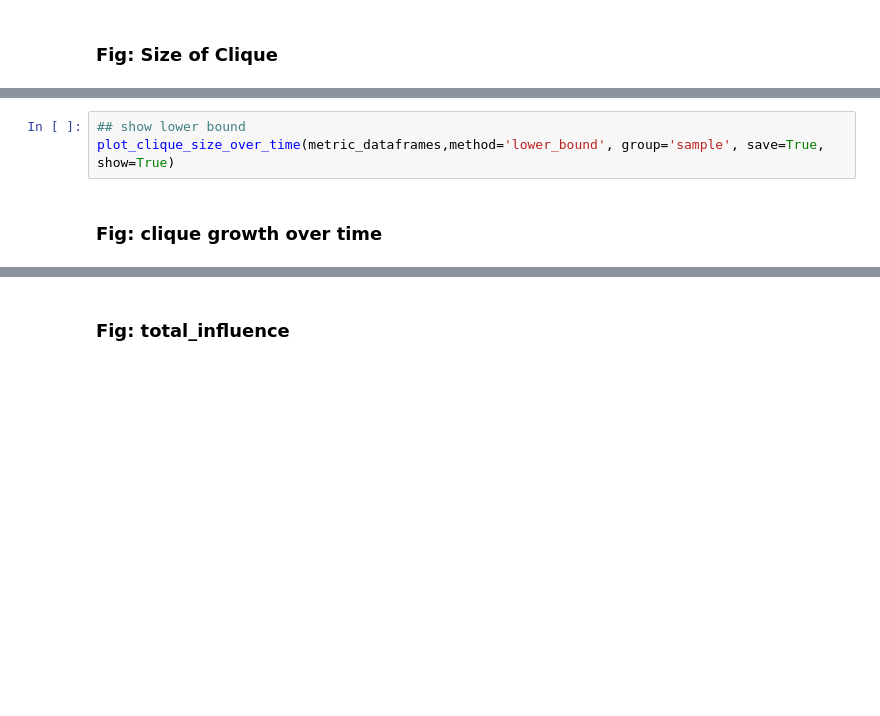
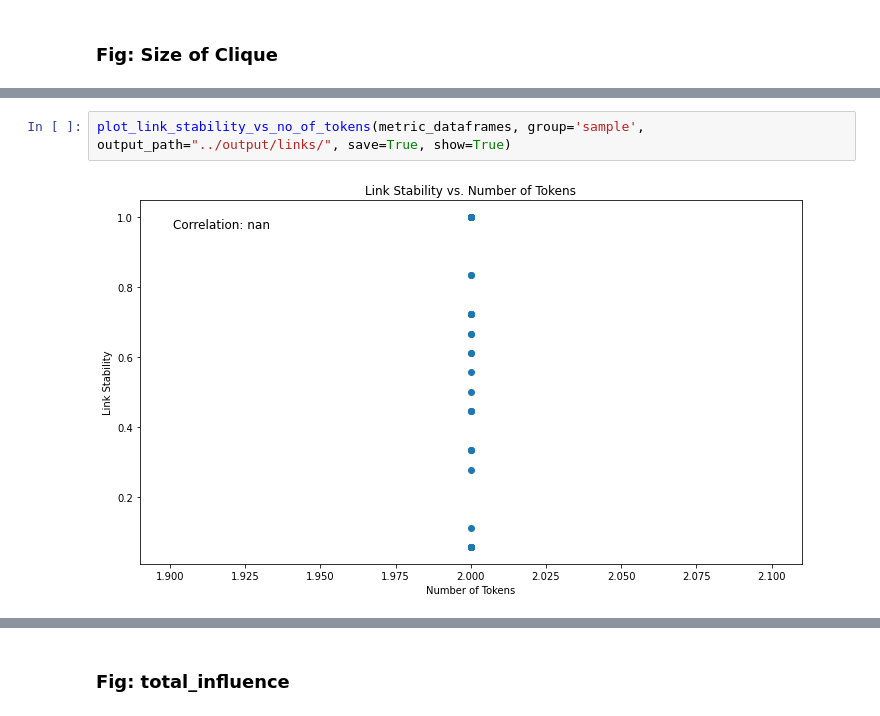
Before and after one commit to xm3van/research-project-erc20-governance, a Jupyter notebook: notebooks/link_analysis_visualisation.ipynb, the cells around one changed output, grey strips where cells are left out. Cells and saved outputs as stored; diff of their text form; blank space fills up the shorter version.

```diff
--- a/notebooks/link_analysis_visualisation.ipynb
+++ b/notebooks/link_analysis_visualisation.ipynb
@@ -304,5 +64,4 @@ plot_clique_size_over_time(metric_dataframes, method='upper_bound', group='sampl
 # %%
-## show lower bound
-plot_clique_size_over_time(metric_dataframes,method='lower_bound', group='sample', save=True, show=True)
+plot_link_stability_vs_no_of_tokens(metric_dataframes, group='sample', output_path="../output/links/", save=True, show=True)
+# %% [output]
+[figure, added]
-# %% [markdown]
-### Fig: clique growth over time
```
Also changed, not shown: parts of 50 cells of this notebook, 16 other files.
